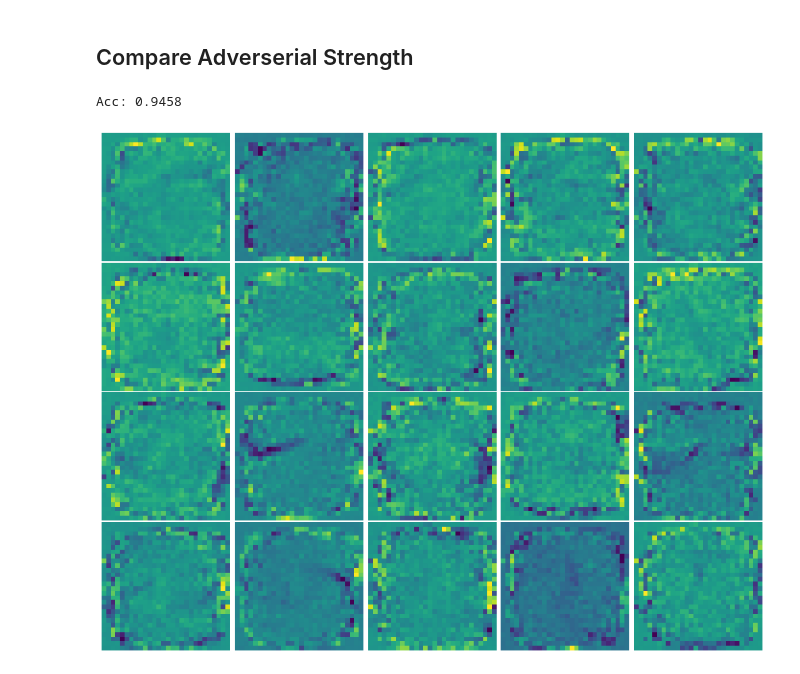
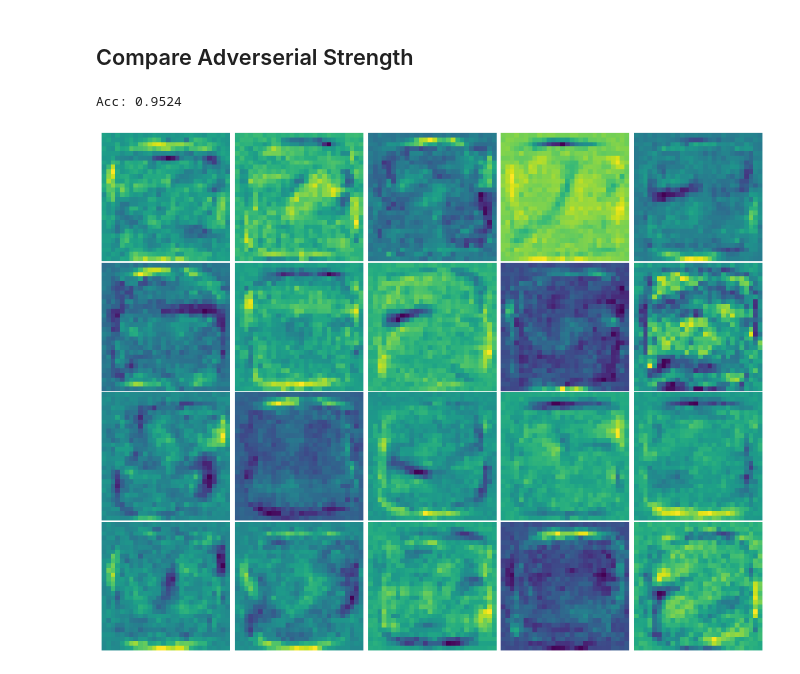
Before and after one commit to zombie-einstein/adverse_subnets, a Jupyter notebook: Design.ipynb, the cells around one changed output. Saved outputs shown, nothing was run; the diff lists cells and outputs as text; code cells hidden in the pictures.

```diff
--- a/Design.ipynb
+++ b/Design.ipynb
@@ -66,7 +66,7 @@ def build_model(in_shape, module_size, n_modules, adv_weight=0.5):
 
     ret.compile(loss = {'output': 'categorical_crossentropy', 'avg_adver': 'mae'},
                 loss_weights = {'output': 1.0, 'avg_adver': adv_weight},
-                optimizer='adam',
+                optimizer='RMSProp',
                 metrics={'output': 'categorical_crossentropy'})
 
     return ret, modules
@@ -151,8 +151,8 @@ def full_test(adv_wt, epochs=100, batch_size=100):
     print('Acc: {}'.format(np.sum(p == y_test)/float(y_test.shape[0])))
     plot_weights(mods)
 # %%
-full_test(0.0)
+full_test(0.0, epochs=25)
 # %% [output]
-Acc: 0.9458
+Acc: 0.9524
-[figure, old version]
+[figure, new version]
 # %%
```
Also changed, not shown: parts of 7 cells of this notebook.
